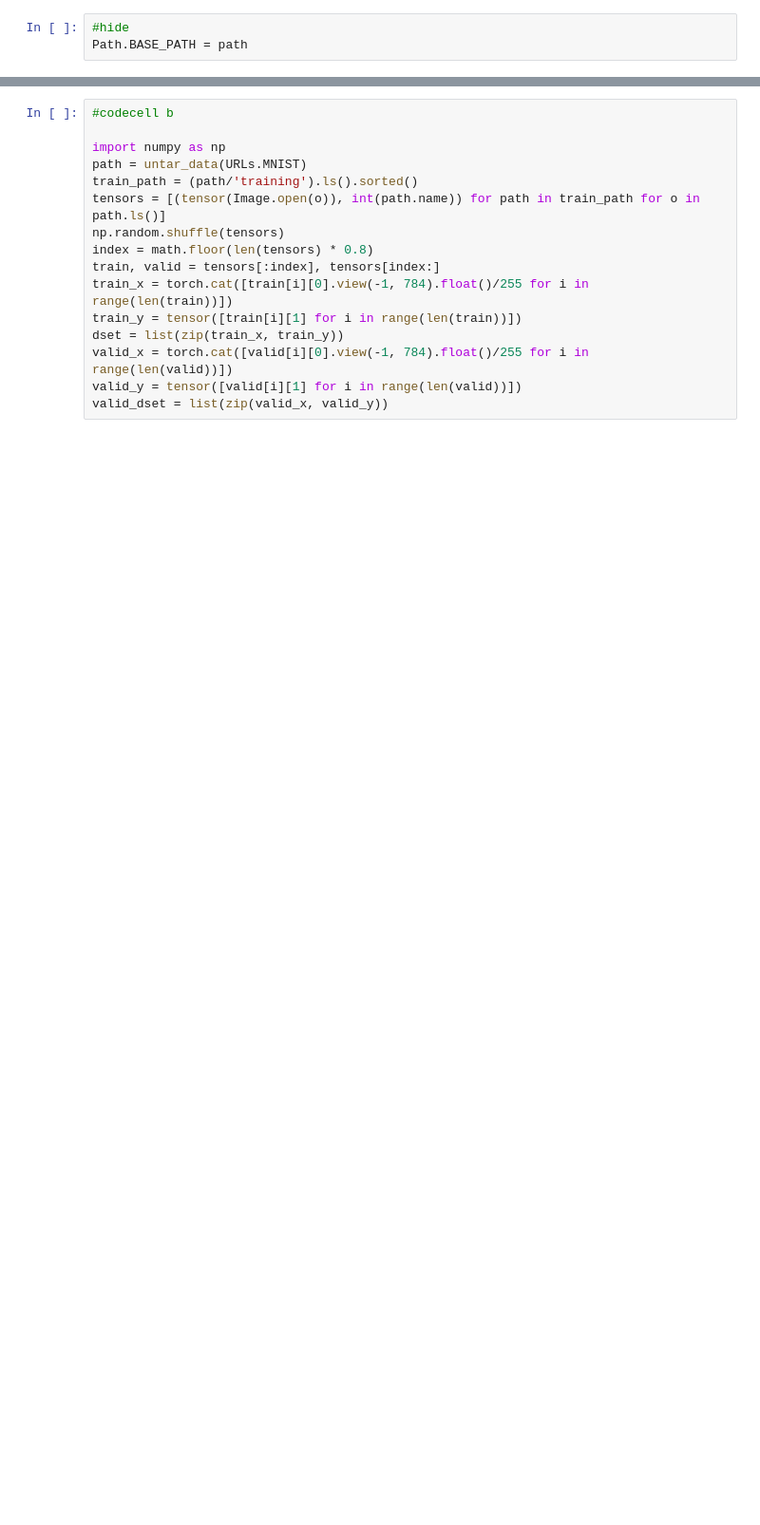
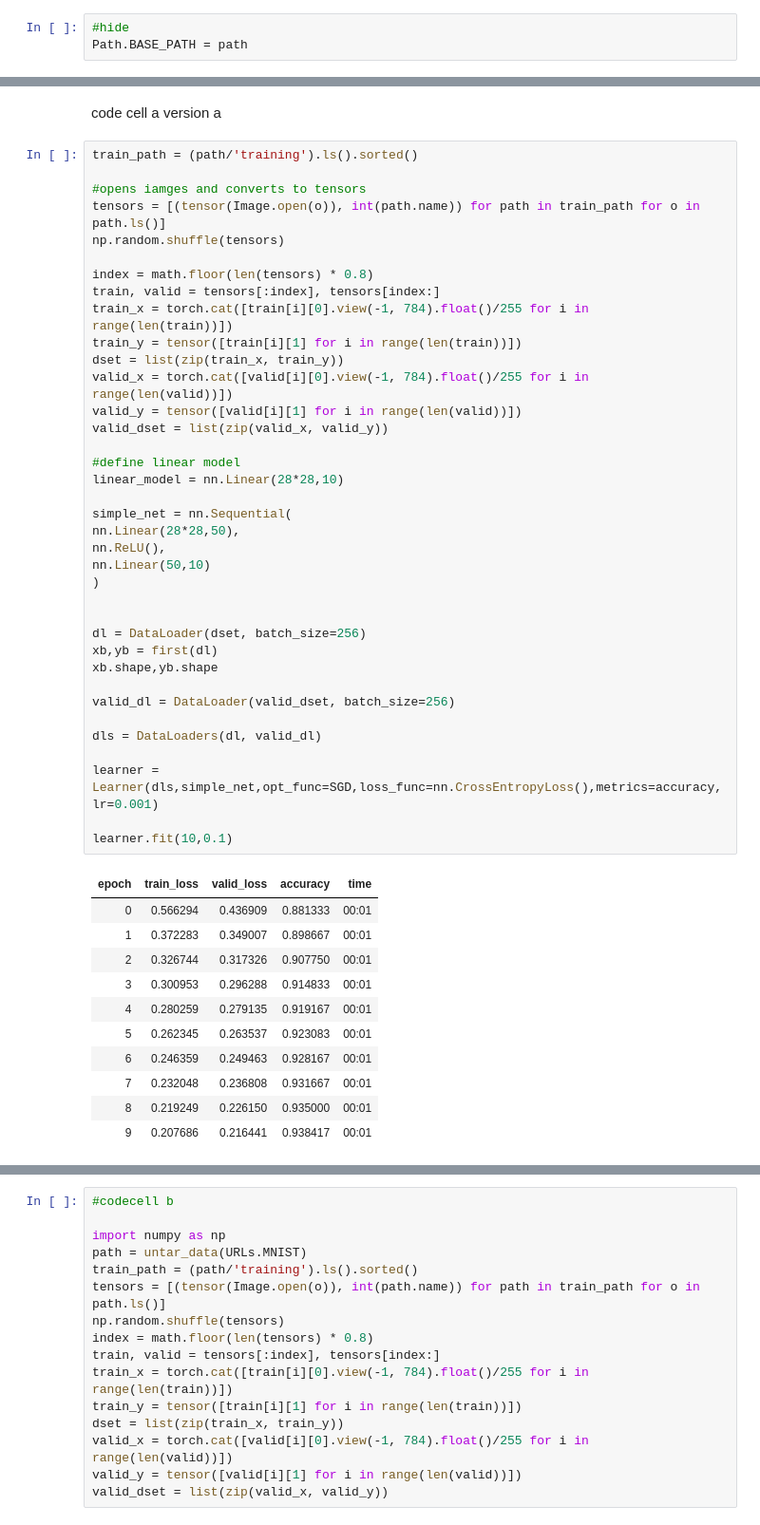
Before and after one commit to rubanzasilva/mnist_basics, a Jupyter notebook: a_mnist.ipynb, the cells around one changed output, grey strips where cells are left out. Shown at 95% size. Saved outputs shown, nothing was run; the diff lists cells and outputs as text; blank space fills up the shorter version.

```diff
--- a/a_mnist.ipynb
+++ b/a_mnist.ipynb
@@ -24,0 +128,51 @@ Path.BASE_PATH = path
+# %% [markdown]
+code cell a version a
+# %%
+train_path = (path/'training').ls().sorted()
+
+#opens iamges and converts to tensors
+tensors = [(tensor(Image.open(o)), int(path.name)) for path in train_path for o in path.ls()]
+np.random.shuffle(tensors)
+
+index = math.floor(len(tensors) * 0.8)
+train, valid = tensors[:index], tensors[index:]
+train_x = torch.cat([train[i][0].view(-1, 784).float()/255 for i in range(len(train))])
+train_y = tensor([train[i][1] for i in range(len(train))])
+dset = list(zip(train_x, train_y))
+valid_x = torch.cat([valid[i][0].view(-1, 784).float()/255 for i in range(len(valid))])
+valid_y = tensor([valid[i][1] for i in range(len(valid))])
+valid_dset = list(zip(valid_x, valid_y))
+
+#define linear model
+linear_model = nn.Linear(28*28,10)
+
+simple_net = nn.Sequential(
+nn.Linear(28*28,50),
+nn.ReLU(),
+nn.Linear(50,10)
+)
+
+
+dl = DataLoader(dset, batch_size=256)
+xb,yb = first(dl)
+xb.shape,yb.shape
+
+valid_dl = DataLoader(valid_dset, batch_size=256)
+
+dls = DataLoaders(dl, valid_dl)
+
+learner = Learner(dls,simple_net,opt_func=SGD,loss_func=nn.CrossEntropyLoss(),metrics=accuracy,lr=0.001)
+
+learner.fit(10,0.1)
+# %% [output]
+| epoch | train_loss | valid_loss | accuracy | time |
+| 0 | 0.566294 | 0.436909 | 0.881333 | 00:01 |
+| 1 | 0.372283 | 0.349007 | 0.898667 | 00:01 |
+| 2 | 0.326744 | 0.317326 | 0.907750 | 00:01 |
+| 3 | 0.300953 | 0.296288 | 0.914833 | 00:01 |
+| 4 | 0.280259 | 0.279135 | 0.919167 | 00:01 |
+| 5 | 0.262345 | 0.263537 | 0.923083 | 00:01 |
+| 6 | 0.246359 | 0.249463 | 0.928167 | 00:01 |
+| 7 | 0.232048 | 0.236808 | 0.931667 | 00:01 |
+| 8 | 0.219249 | 0.226150 | 0.935000 | 00:01 |
+| 9 | 0.207686 | 0.216441 | 0.938417 | 00:01 |
```
Also changed, not shown: parts of 27 cells of this notebook.
